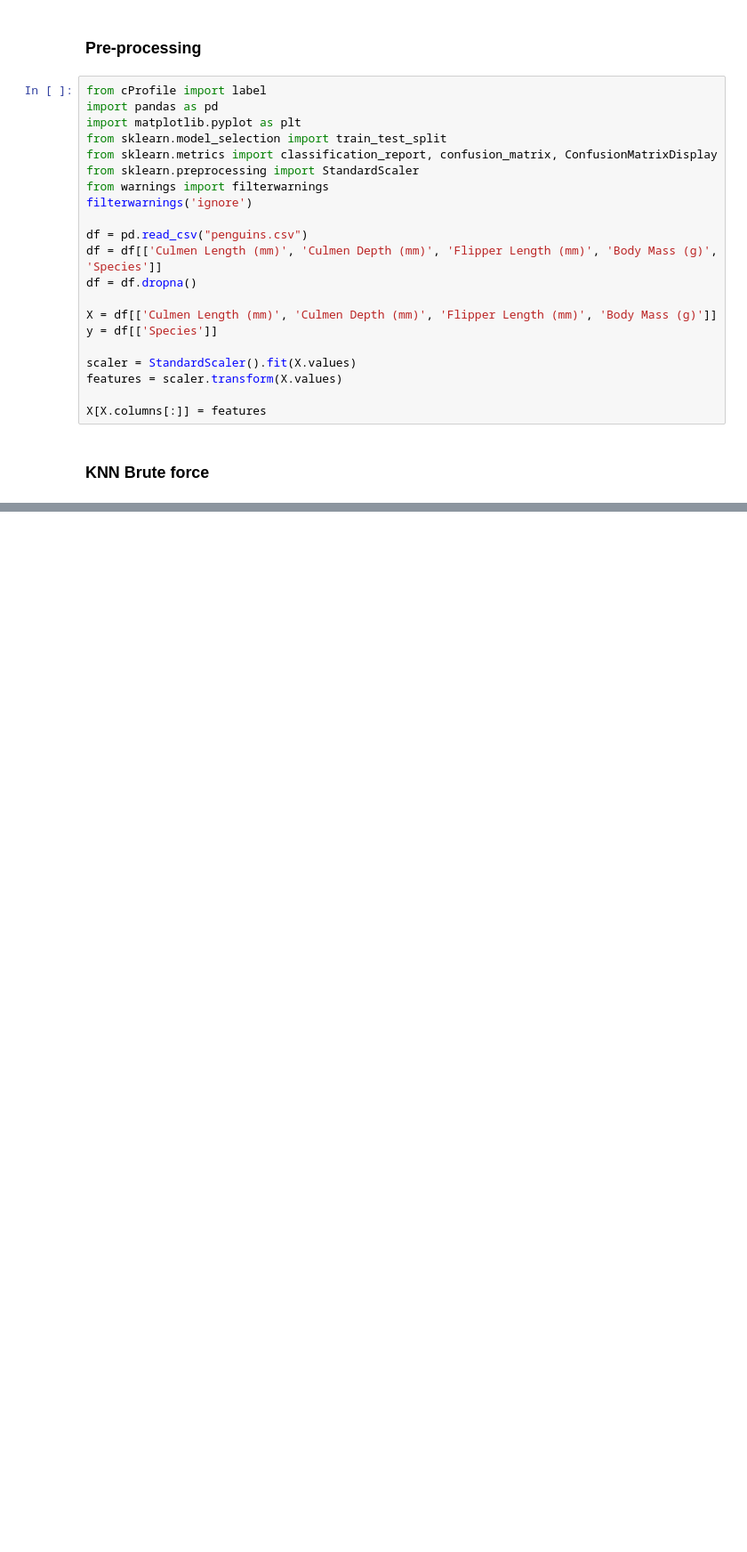
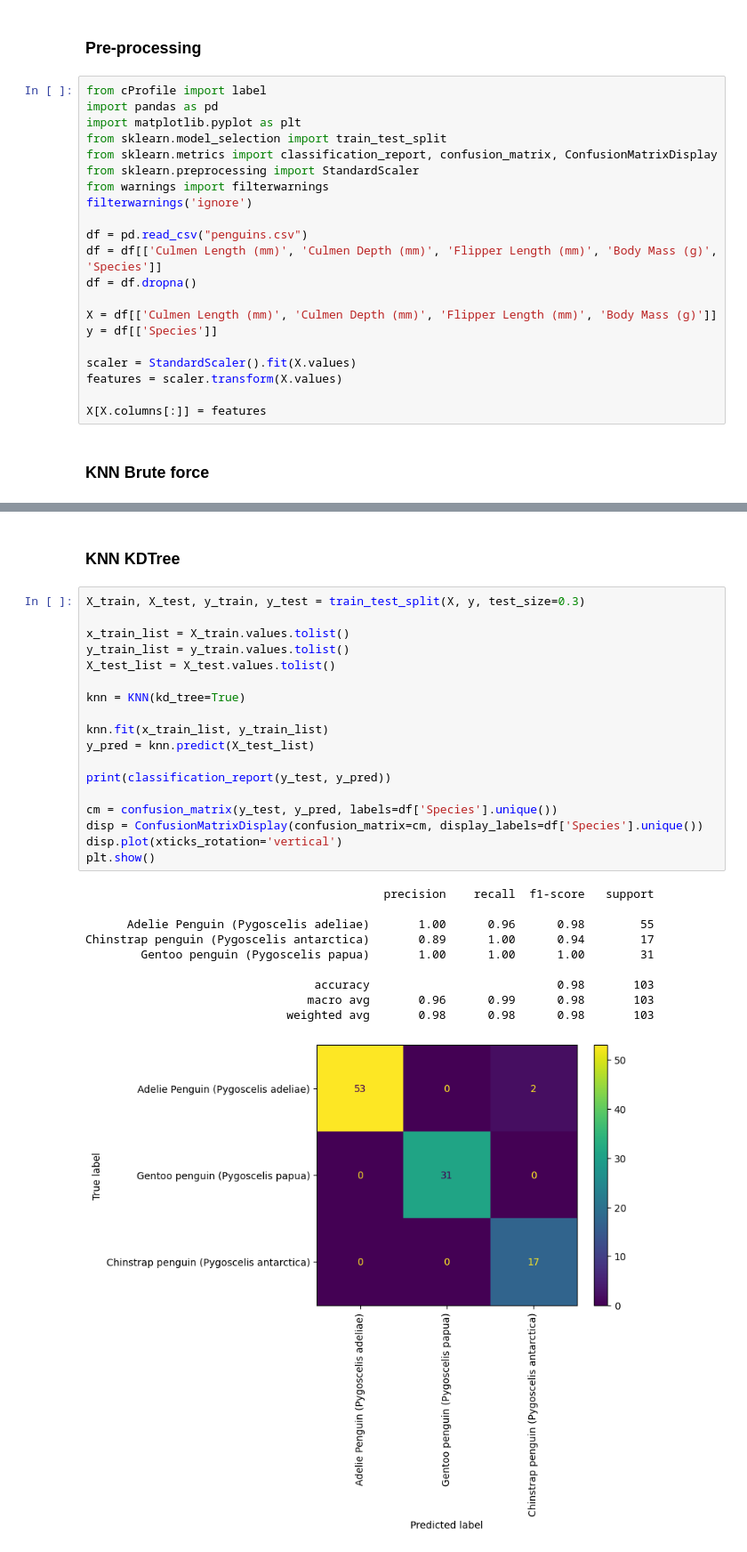
Before and after one commit to brunohlippert/penguins-machine-learning, a Jupyter notebook: machine-learning-algorithms/knn.ipynb, the cells around one changed output, grey strips where cells are left out. Shown at 89% size. Saved outputs shown, nothing was run; the diff lists cells and outputs as text; blank space fills up the shorter version.

```diff
--- a/machine-learning-algorithms/knn.ipynb
+++ b/machine-learning-algorithms/knn.ipynb
@@ -142,0 +195,31 @@ plt.show()
+# %% [markdown]
+### KNN KDTree
+# %%
+X_train, X_test, y_train, y_test = train_test_split(X, y, test_size=0.3)
+
+x_train_list = X_train.values.tolist()
+y_train_list = y_train.values.tolist()
+X_test_list = X_test.values.tolist()
+
+knn = KNN(kd_tree=True)
+
+knn.fit(x_train_list, y_train_list)
+y_pred = knn.predict(X_test_list)
+
+print(classification_report(y_test, y_pred))
+
+cm = confusion_matrix(y_test, y_pred, labels=df['Species'].unique())
+disp = ConfusionMatrixDisplay(confusion_matrix=cm, display_labels=df['Species'].unique())
+disp.plot(xticks_rotation='vertical')
+plt.show()
+# %% [output]
+                                           precision    recall  f1-score   support
+
+      Adelie Penguin (Pygoscelis adeliae)       1.00      0.96      0.98        55
+Chinstrap penguin (Pygoscelis antarctica)       0.89      1.00      0.94        17
+        Gentoo penguin (Pygoscelis papua)       1.00      1.00      1.00        31
+
+                                 accuracy                           0.98       103
+                                macro avg       0.96      0.99      0.98       103
+                             weighted avg       0.98      0.98      0.98       103
+[figure, added]
```
Also changed, not shown: parts of 4 cells of this notebook.
